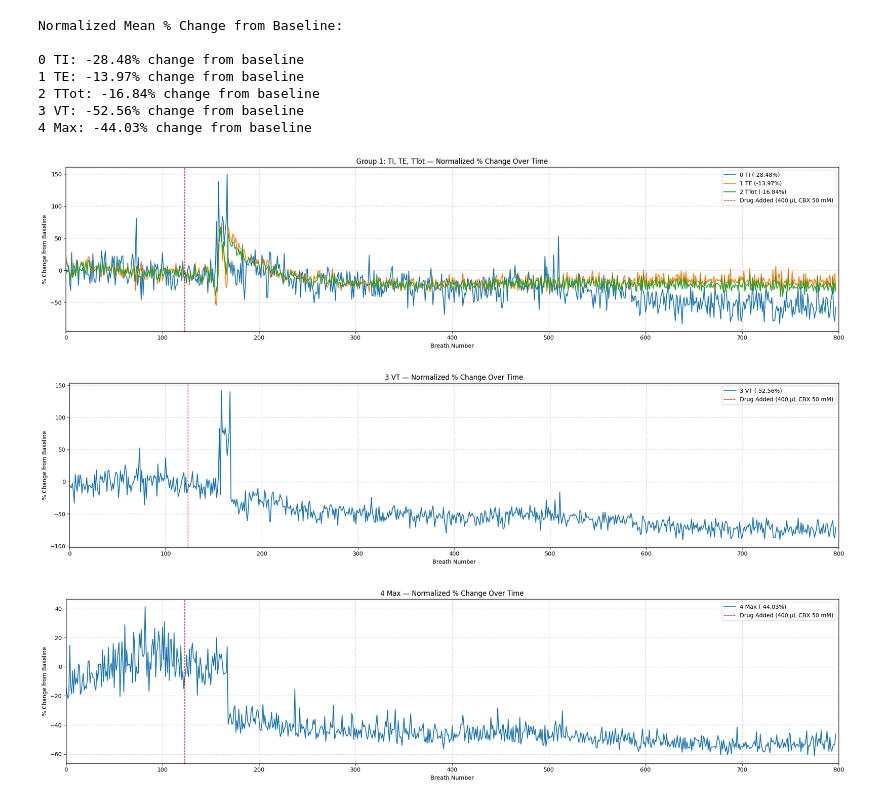
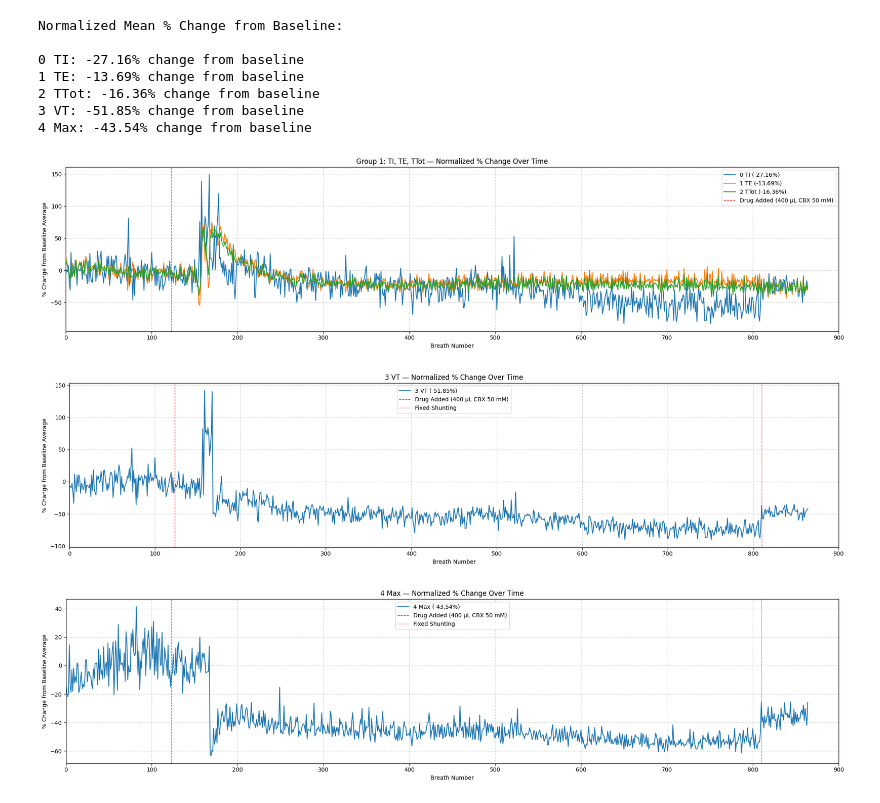
Before and after one commit to ashleighwalker/carbenoxolone, a Jupyter notebook: carbenoxolone analysis.ipynb, the cells around one changed output. Saved outputs shown, nothing was run; the diff lists cells and outputs as text; code cells hidden in the pictures.

Commit message:
updated graphs and scoring

```diff
--- a/carbenoxolone analysis.ipynb
+++ b/carbenoxolone analysis.ipynb
@@ -19,7 +20,6 @@ group2 = ['3 VT', '4 Max']
 x = range(len(data)) #x axis range
 
 plt.figure(figsize=(20, 5)) #figure size
-
 for var in group1:
     plt.plot(x, data[var], label=var)
 
@@ -28,7 +28,7 @@ plt.axvline(x=123, color='red', linestyle='--', linewidth=1, label='Carbenoxolon
 ax = plt.gca()
 ax.xaxis.set_major_locator(plt.MaxNLocator(20))
 ax.yaxis.set_major_locator(plt.MaxNLocator(20))
-plt.xlim([0,800]) # set x-axis limit
+plt.xlim([0,900]) # set x-axis limit
 plt.ylim(0, max(data[group1].max())*1.05)  # set y-axis limit
 plt.xlabel('Breath number')
 plt.ylabel('Time (s)')  # all variables are in seconds
@@ -44,6 +44,7 @@ for var in group2:
     plt.plot(x, data[var], label=var)
     plt.grid(True, which='both', linestyle=':', linewidth=1, alpha=0.9)  # style
     plt.axvline(x=123, color='red', linestyle='--', linewidth=1, label='Carbenoxolone 400 uL CBX 50 mM')  #vertical line at breath 123 for the drug administration
+    plt.axvline(x=810, color='red', linestyle='--', linewidth=0.5, label='Fixed Shunting')  #vertical line at breath 123 for the drug administration
     ax = plt.gca()
     ax.xaxis.set_major_locator(plt.MaxNLocator(20))
     ax.yaxis.set_major_locator(plt.MaxNLocator(20))
@@ -62,7 +63,7 @@ for var in group2:
 #Percent change from baseline (normalized) for all variables
 
 baseline_range = (0, 100) # breaths 0-100 is baseline, didn't include breats close to drug administration
-postdrug_range = (124, 800) # breaths 124-800 is post-drug
+postdrug_range = (124, 866) # breaths 124-800 is post-drug
 
 
 normalized_data = data.copy()
@@ -83,42 +84,43 @@ for var, change in percent_changes.items():
     print(f"{var}: {change:.2f}% change from baseline")
 
 #plot ti, te, ttot together
 x = range(len(data))
 plt.figure(figsize=(20, 5))
 for var in group1:
     plt.plot(x, normalized_data[var], label=f"{var} ({percent_changes[var]:.2f}%)")
 
 plt.axvline(x=123, color='red', linestyle='--', linewidth=1, label='Drug Added (400 µL CBX 50 mM)')
 plt.grid(True, which='both', linestyle=':', linewidth=1, alpha=0.9)
-plt.xlim([0,800]) # set x-axis limit
+plt.xlim([0,900]) # set x-axis limit
 plt.xlabel('Breath Number')
-plt.ylabel('% Change from Baseline')
+plt.ylabel('% Change from Baseline Average')
 plt.title('Group 1: TI, TE, TTot — Normalized % Change Over Time')
 plt.legend()
 plt.tight_layout()
 plt.show()
 
 #plot vt and max separately
 for var in group2:
     plt.figure(figsize=(20, 5))
     plt.plot(x, normalized_data[var], label=f"{var} ({percent_changes[var]:.2f}%)")
     plt.axvline(x=123, color='red', linestyle='--', linewidth=1, label='Drug Added (400 µL CBX 50 mM)')
+    plt.axvline(x=810, color='red', linestyle='--', linewidth=0.5, label='Fixed Shunting')  #vertical line at breath 123 for the drug administration
     plt.grid(True, which='both', linestyle=':', linewidth=1, alpha=0.9)
-    plt.xlim([0,800]) # set x-axis limit
+    plt.xlim([0,900]) # set x-axis limit
     plt.xlabel('Breath Number')
-    plt.ylabel('% Change from Baseline')
+    plt.ylabel('% Change from Baseline Average')
     plt.title(f'{var} — Normalized % Change Over Time')
     plt.legend()
     plt.tight_layout()
     plt.show()
 # %% [output]
 Normalized Mean % Change from Baseline:
 
-0 TI: -28.48% change from baseline
-1 TE: -13.97% change from baseline
-2 TTot: -16.84% change from baseline
-3 VT: -52.56% change from baseline
-4 Max: -44.03% change from baseline
+0 TI: -27.16% change from baseline
+1 TE: -13.69% change from baseline
+2 TTot: -16.36% change from baseline
+3 VT: -51.85% change from baseline
+4 Max: -43.54% change from baseline
-[figure, old version]
+[figure, new version]
-[figure, old version]
+[figure, new version]
-[figure, old version]
+[figure, new version]
```
Also changed, not shown: parts of 2 cells of this notebook.
